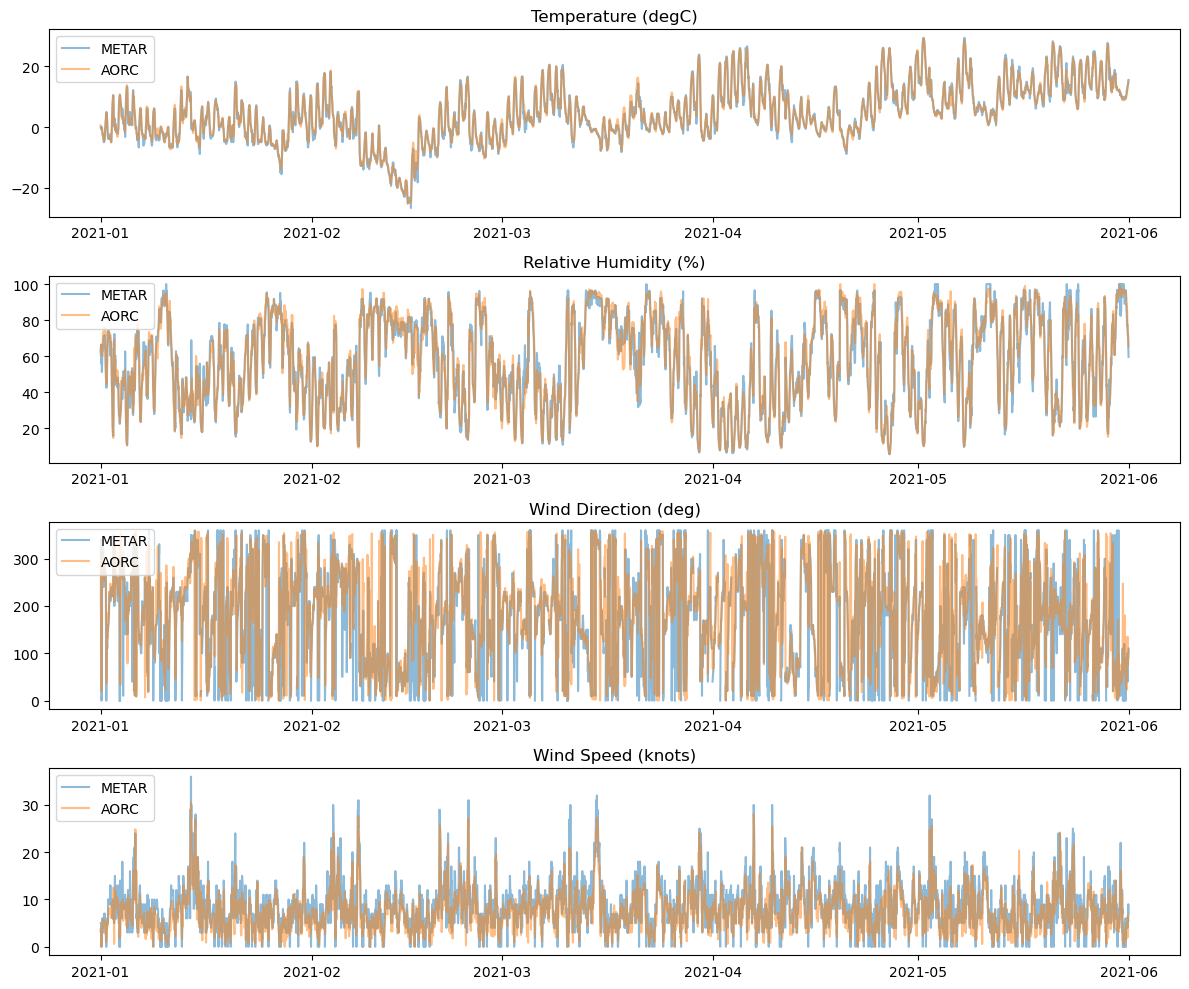
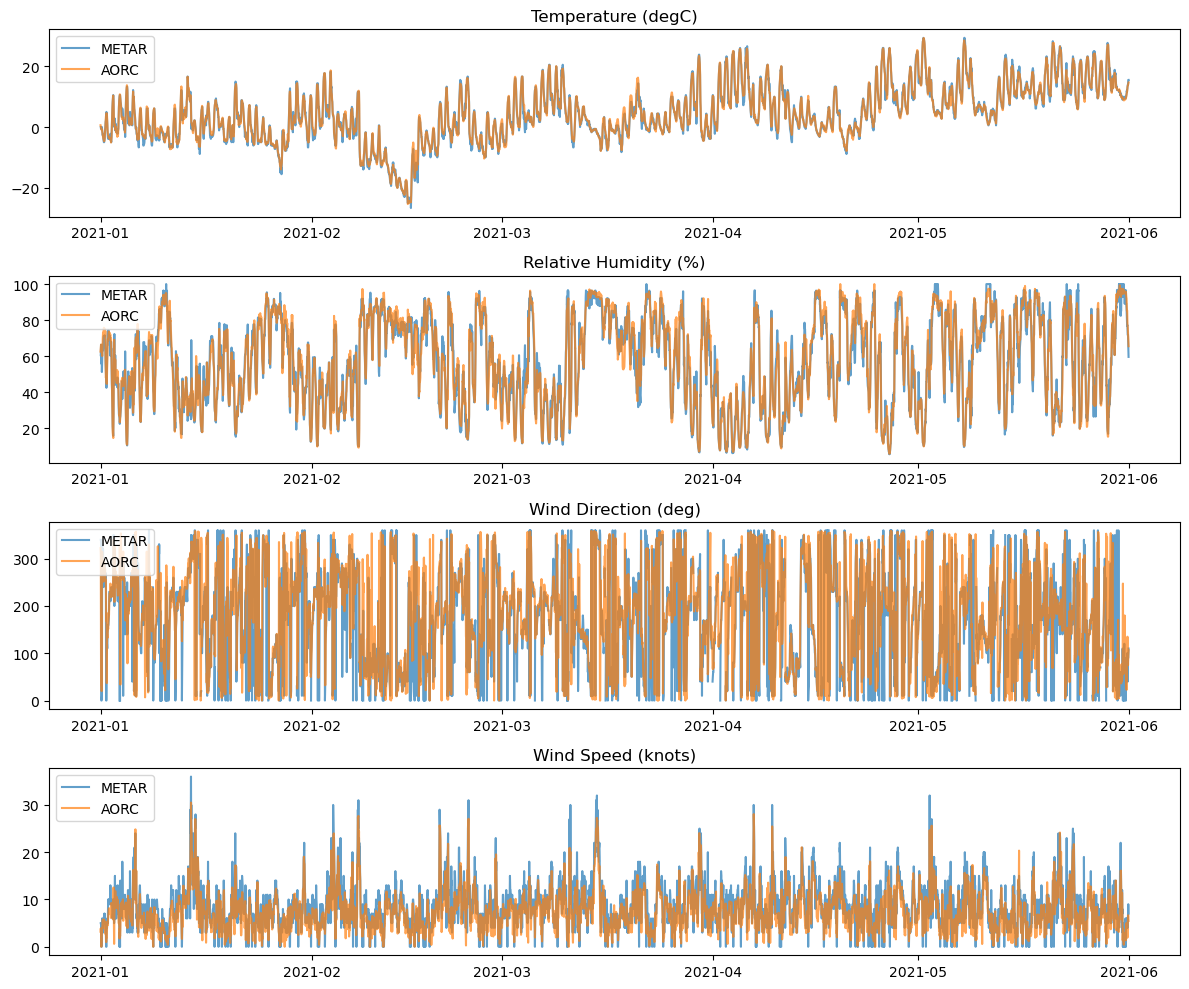
Unified diff of the notebook cell whose output changed from the first chart to the second:
--- before
+++ after
@@ -3,6 +3,6 @@
 for i, v in enumerate(target_vars): 
     axes[i].set_title(col_refs[v])
-    axes[i].plot(gdf_metar['valid'], gdf_metar[v], label='METAR', alpha=0.5) 
-    axes[i].plot(gdf_aorc['time'], gdf_aorc[v], label='AORC', alpha=0.5)
+    axes[i].plot(gdf_metar['valid'], gdf_metar[v], label='METAR', alpha=0.7) 
+    axes[i].plot(gdf_aorc['time'], gdf_aorc[v], label='AORC', alpha=0.7)
 
     axes[i].legend(loc='upper left')

Commit: add running avg plots and different plots